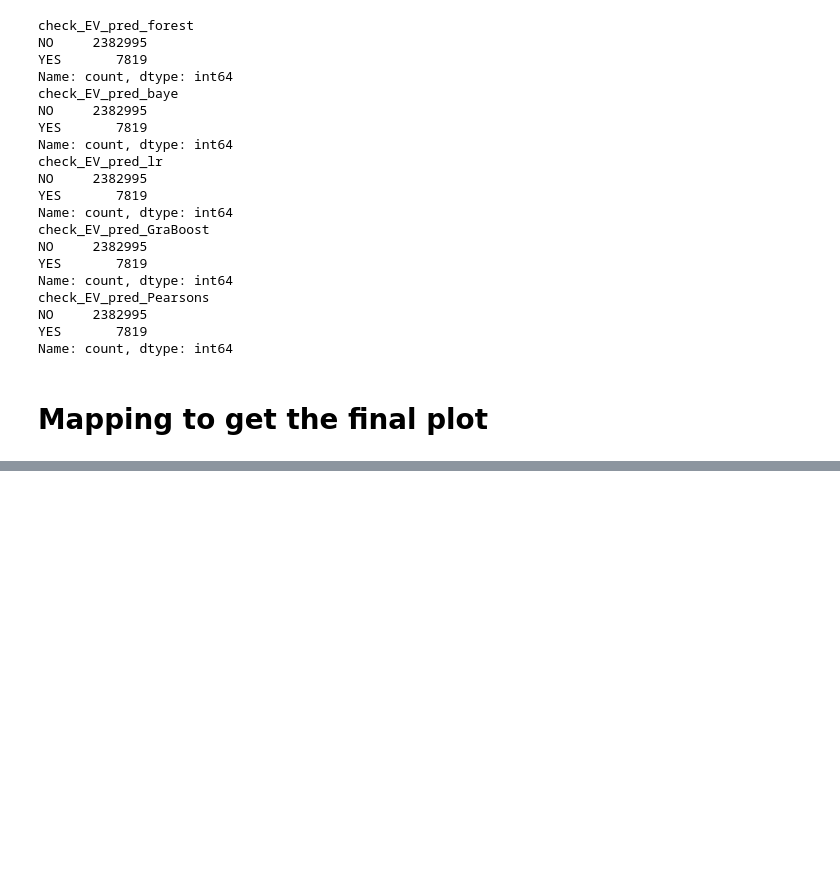
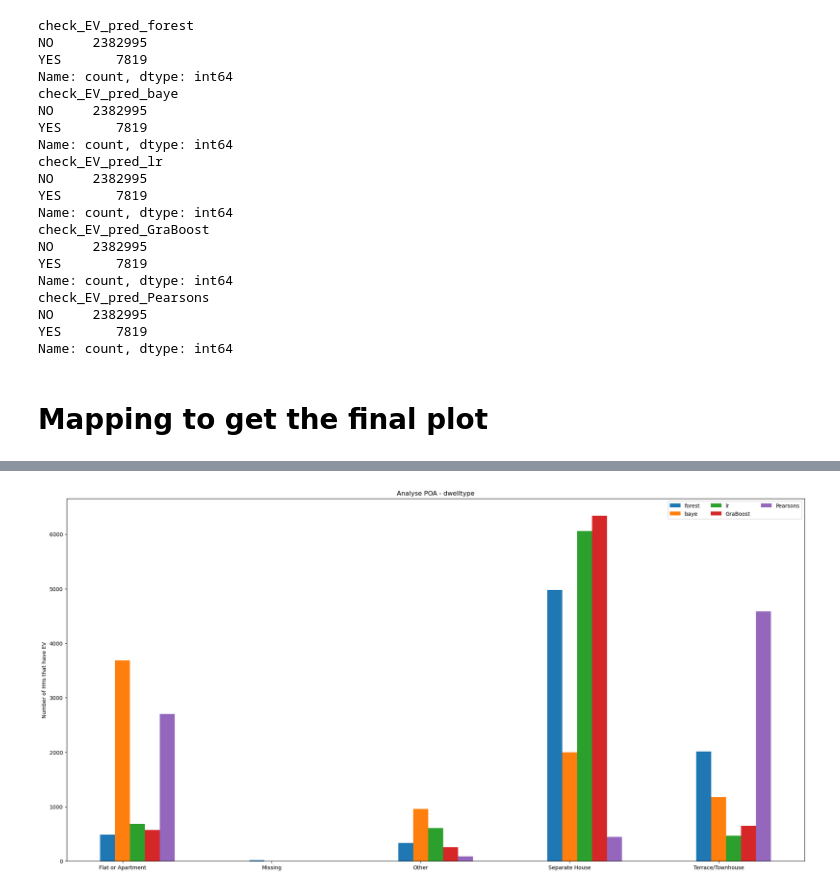
Before and after one commit to bobkatla/rhea, a Jupyter notebook: feature_select/run_analysis_POA.ipynb, the cells around one changed output, grey strips where cells are left out. Saved outputs shown, nothing was run; the diff lists cells and outputs as text; code cells hidden in the pictures; blank space fills up the shorter version.

```diff
--- a/feature_select/run_analysis_POA.ipynb
+++ b/feature_select/run_analysis_POA.ipynb
@@ -187,0 +290,4 @@ import matplotlib.pyplot as plt
+# %%
+to_plot_mul_bars(dict_counts_methods_atts, ls_methods, "dwelltype")
+# %% [output]
+[figure, added]
```
Also changed, not shown: parts of 20 cells of this notebook.
